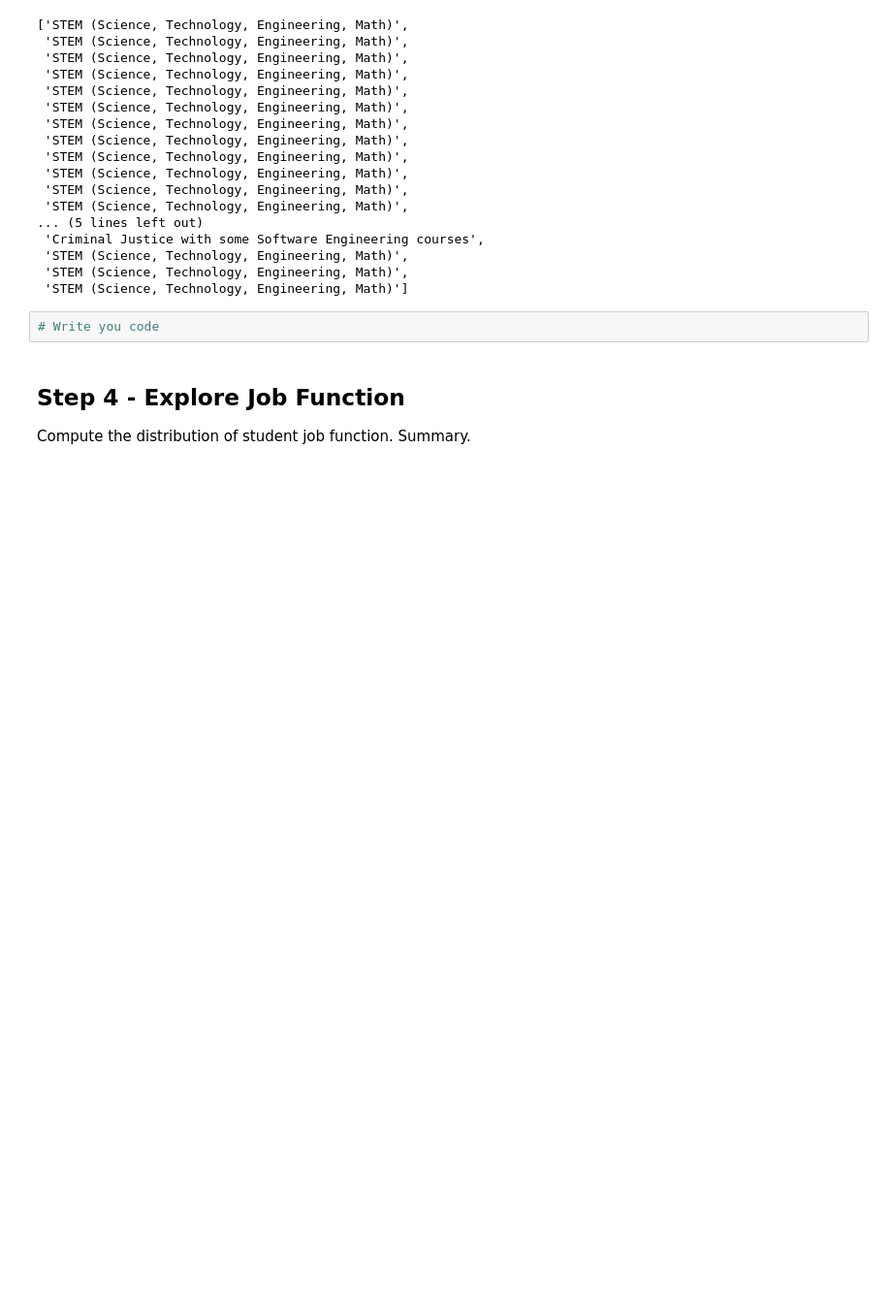
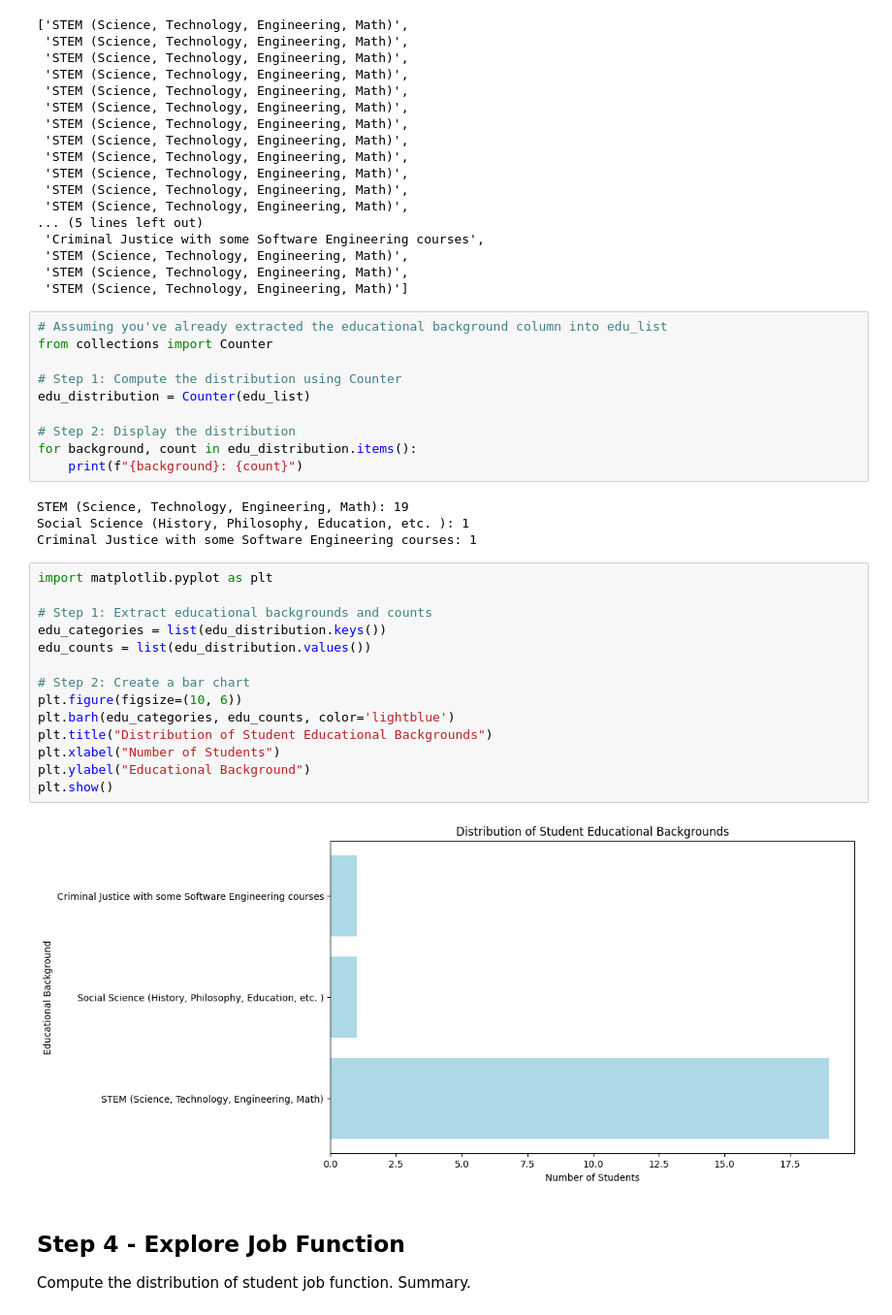
Before and after one commit to Ganesh2549/umbc_data690_fall2024, a Jupyter notebook: Assignment_01/Assignment_01.ipynb, the cells around one changed output. Shown at 97% size. Drawn from its saved outputs; the diff is of its cells as text; blank space fills up the shorter version.

```diff
--- a/Assignment_01/Assignment_01.ipynb
+++ b/Assignment_01/Assignment_01.ipynb
@@ -206,8 +206,36 @@ edu_list
  'STEM (Science, Technology, Engineering, Math)',
  'STEM (Science, Technology, Engineering, Math)',
  'STEM (Science, Technology, Engineering, Math)']
-# %%
-# Write you code
+# %%
+# Assuming you've already extracted the educational background column into edu_list
+from collections import Counter
+
+# Step 1: Compute the distribution using Counter
+edu_distribution = Counter(edu_list)
+
+# Step 2: Display the distribution
+for background, count in edu_distribution.items():
+    print(f"{background}: {count}")
+# %% [output]
+STEM (Science, Technology, Engineering, Math): 19
+Social Science (History, Philosophy, Education, etc. ): 1
+Criminal Justice with some Software Engineering courses: 1
+# %%
+import matplotlib.pyplot as plt
+
+# Step 1: Extract educational backgrounds and counts
+edu_categories = list(edu_distribution.keys())
+edu_counts = list(edu_distribution.values())
+
+# Step 2: Create a bar chart
+plt.figure(figsize=(10, 6))
+plt.barh(edu_categories, edu_counts, color='lightblue')
+plt.title("Distribution of Student Educational Backgrounds")
+plt.xlabel("Number of Students")
+plt.ylabel("Educational Background")
+plt.show()
+# %% [output]
+[figure, added]
 # %% [markdown]
 ## Step 4 - Explore Job Function
 
```
Also changed, not shown: parts of 4 cells of this notebook.
